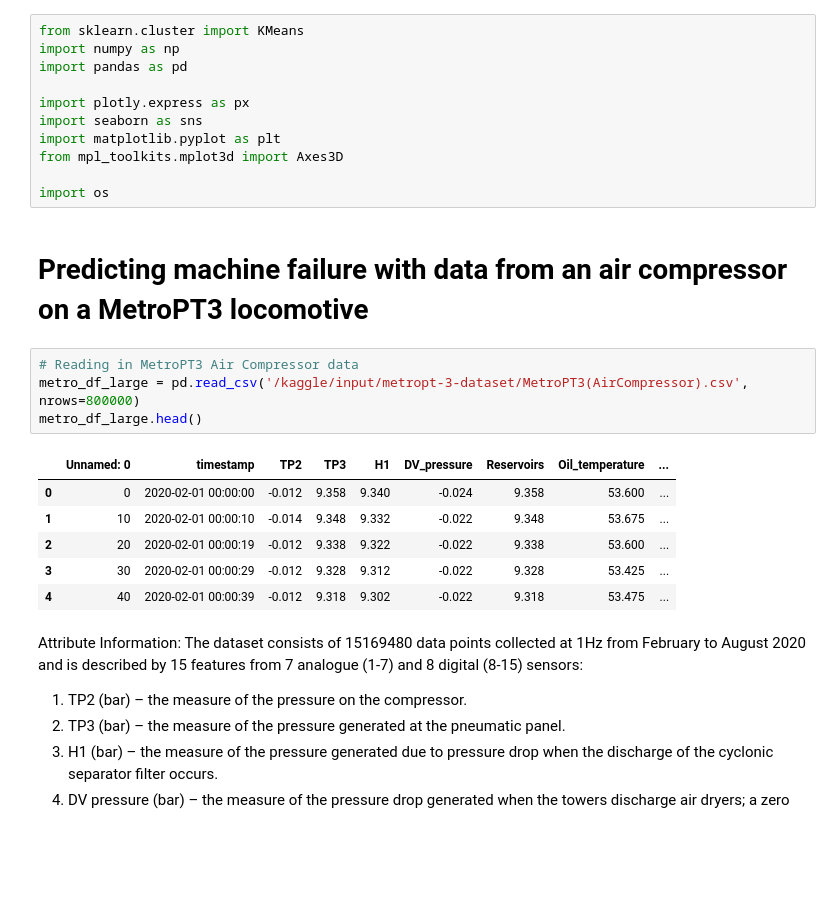
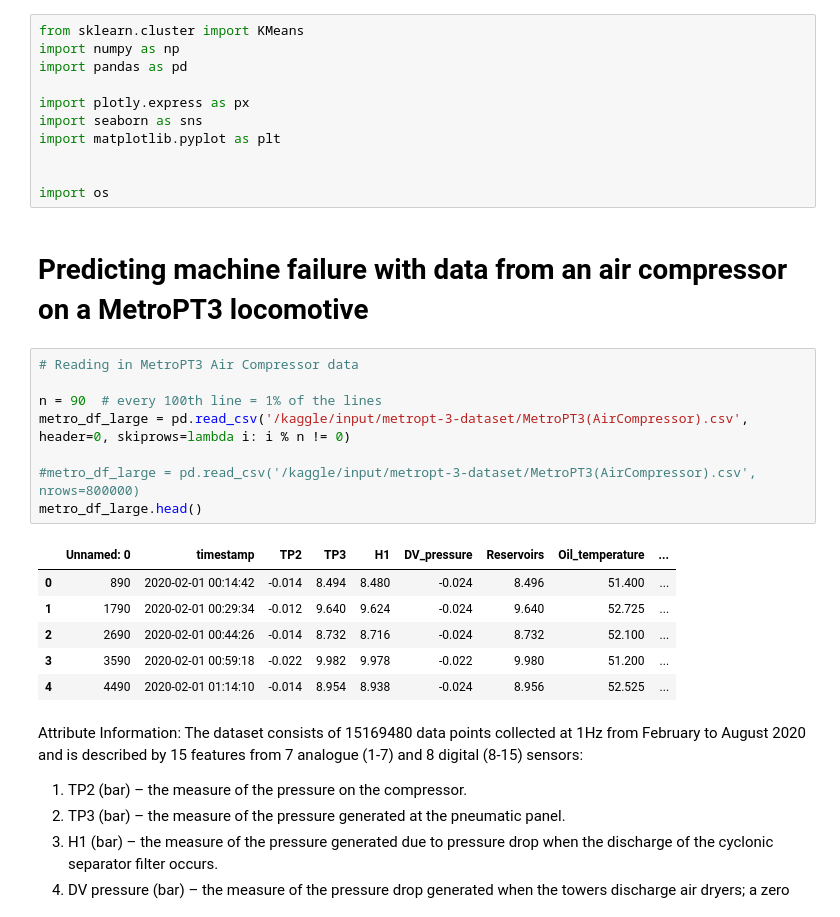
Before and after one commit to Dave-Codes/Predictive-Maintenance, a Jupyter notebook: predictive-maintenance-metropt-3.ipynb, the cells around one changed output. Saved outputs shown, nothing was run; the diff lists cells and outputs as text; blank space fills up the shorter version.

```diff
--- a/predictive-maintenance-metropt-3.ipynb
+++ b/predictive-maintenance-metropt-3.ipynb
@@ -6,22 +6,26 @@ import pandas as pd
 import plotly.express as px
 import seaborn as sns
 import matplotlib.pyplot as plt
-from mpl_toolkits.mplot3d import Axes3D
+
 
 import os
 # %% [markdown]
 # Predicting machine failure with data from an air compressor on a MetroPT3 locomotive
 # %%
 # Reading in MetroPT3 Air Compressor data
-metro_df_large = pd.read_csv('/kaggle/input/metropt-3-dataset/MetroPT3(AirCompressor).csv', nrows=800000)
+
+n = 90  # every 100th line = 1% of the lines
+metro_df_large = pd.read_csv('/kaggle/input/metropt-3-dataset/MetroPT3(AirCompressor).csv', header=0, skiprows=lambda i: i % n != 0)
+
+#metro_df_large = pd.read_csv('/kaggle/input/metropt-3-dataset/MetroPT3(AirCompressor).csv', nrows=800000)
 metro_df_large.head()
 # %% [output]
 |  | Unnamed: 0 | timestamp | TP2 | TP3 | H1 | DV_pressure | Reservoirs | Oil_temperature | ... |
-| 0 | 0 | 2020-02-01 00:00:00 | -0.012 | 9.358 | 9.340 | -0.024 | 9.358 | 53.600 | ... |
-| 1 | 10 | 2020-02-01 00:00:10 | -0.014 | 9.348 | 9.332 | -0.022 | 9.348 | 53.675 | ... |
-| 2 | 20 | 2020-02-01 00:00:19 | -0.012 | 9.338 | 9.322 | -0.022 | 9.338 | 53.600 | ... |
-| 3 | 30 | 2020-02-01 00:00:29 | -0.012 | 9.328 | 9.312 | -0.022 | 9.328 | 53.425 | ... |
-| 4 | 40 | 2020-02-01 00:00:39 | -0.012 | 9.318 | 9.302 | -0.022 | 9.318 | 53.475 | ... |
+| 0 | 890 | 2020-02-01 00:14:42 | -0.014 | 8.494 | 8.480 | -0.024 | 8.496 | 51.400 | ... |
+| 1 | 1790 | 2020-02-01 00:29:34 | -0.012 | 9.640 | 9.624 | -0.024 | 9.640 | 52.725 | ... |
+| 2 | 2690 | 2020-02-01 00:44:26 | -0.014 | 8.732 | 8.716 | -0.024 | 8.732 | 52.100 | ... |
+| 3 | 3590 | 2020-02-01 00:59:18 | -0.022 | 9.982 | 9.978 | -0.022 | 9.980 | 51.200 | ... |
+| 4 | 4490 | 2020-02-01 01:14:10 | -0.014 | 8.954 | 8.938 | -0.024 | 8.956 | 52.525 | ... |
 # %% [markdown]
 Attribute Information:
 The dataset consists of 15169480 data points collected at 1Hz  from February to August 2020 and is described by 15 features from 7 analogue (1-7) and 8 digital (8-15) sensors:
```
Also changed, not shown: parts of 23 cells of this notebook.
